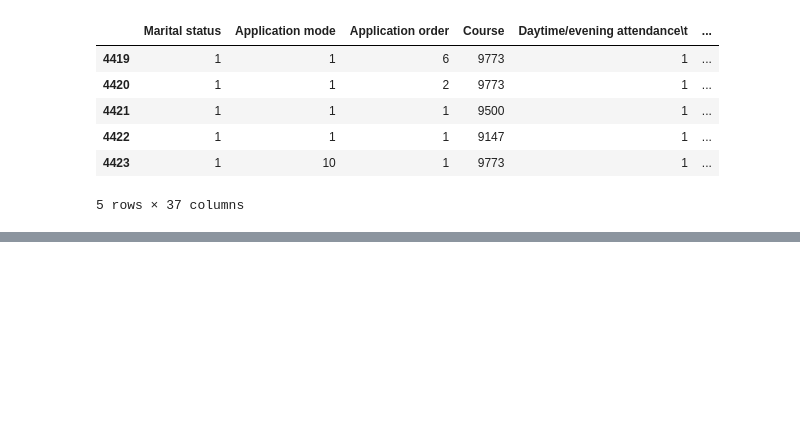
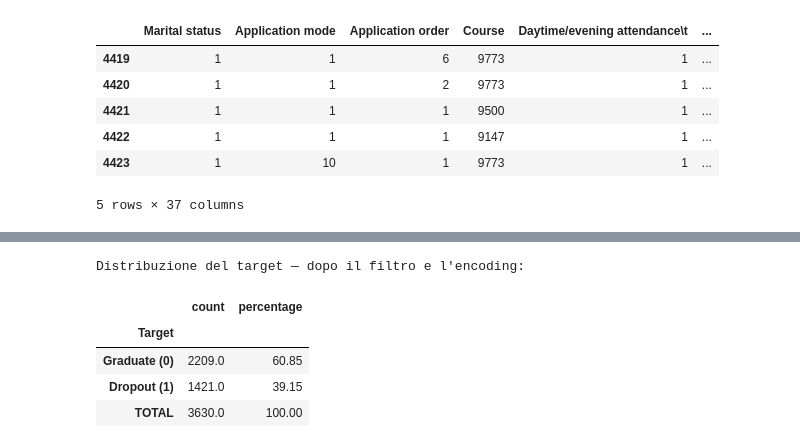
Before and after one commit to jessica-m-pucci/student-dropout-ml, a Jupyter notebook: notebooks/01_preliminary_analysis.ipynb, the cells around one changed output, grey strips where cells are left out. Saved outputs shown, nothing was run; the diff lists cells and outputs as text; code cells hidden in the pictures; blank space fills up the shorter version.

```diff
--- a/notebooks/01_preliminary_analysis.ipynb
+++ b/notebooks/01_preliminary_analysis.ipynb
@@ -62,0 +233,17 @@ df.tail()
+# %%
+# Encoding del target: Dropout=1, Graduate=0.
+# Convenzione ML: la classe positiva (1) è la classe di interesse del
+# problema (gli studenti a rischio dropout). Questo semplifica la lettura
+# delle metriche in Sprint 3 (Recall, Precision, F1 della classe 1
+# saranno direttamente le metriche sulla classe da identificare).
+# Scelta che si discosta dal brief originale (che suggeriva Dropout=0):
+# documentata esplicitamente più sotto nella cella narrativa.
+
+target_mapping = {'Dropout': 1, 'Graduate': 0}
+df['Target'] = df['Target'].map(target_mapping)
+
+# Verifica veloce: il dtype dovrebbe essere ora int64,
+# e i valori unici devono essere {0, 1} senza NaN.
+print(f"Tipo dato Target: {df['Target'].dtype}")
+print(f"Valori unici:     {sorted(df['Target'].unique())}")
+print(f"NaN nel target:   {df['Target'].isna().sum()}")
@@ -62,0 +260,31 @@ df.tail()
+# %%
+# Snapshot della distribuzione del target DOPO il filtro e l'encoding.
+# Specchio strutturale di "distribution_before": stessi calcoli, stesso
+# formato, su DataFrame ora binario (Dropout=1, Graduate=0).
+
+# Conteggi assoluti e proporzioni sul df filtrato
+counts_after = df['Target'].value_counts()
+proportions_after = df['Target'].value_counts(normalize=True)
+
+# Combiniamo in DataFrame, identico per struttura a distribution_before
+distribution_after = pd.DataFrame({
+    'count': counts_after,
+    'percentage': (proportions_after * 100).round(2),
+})
+
+# Rinomina degli indici per leggibilità: 0/1 → label originali.
+# Il df mantiene gli interi; la rinomina è solo cosmetica per l'output.
+distribution_after = distribution_after.rename(index={0: 'Graduate (0)', 1: 'Dropout (1)'})
+
+# Riga di totale, come per lo snapshot iniziale
+distribution_after.loc['TOTAL'] = [len(df), 100.00]
+
+print("Distribuzione del target — dopo il filtro e l'encoding:")
+distribution_after
+# %% [output]
+Distribuzione del target — dopo il filtro e l'encoding:
+|  | count | percentage |
+| Target |  |  |
+| Graduate (0) | 2209.0 | 60.85 |
+| Dropout (1) | 1421.0 | 39.15 |
+| TOTAL | 3630.0 | 100.00 |
```
Also changed, not shown: parts of 20 cells of this notebook, 1 other file.
